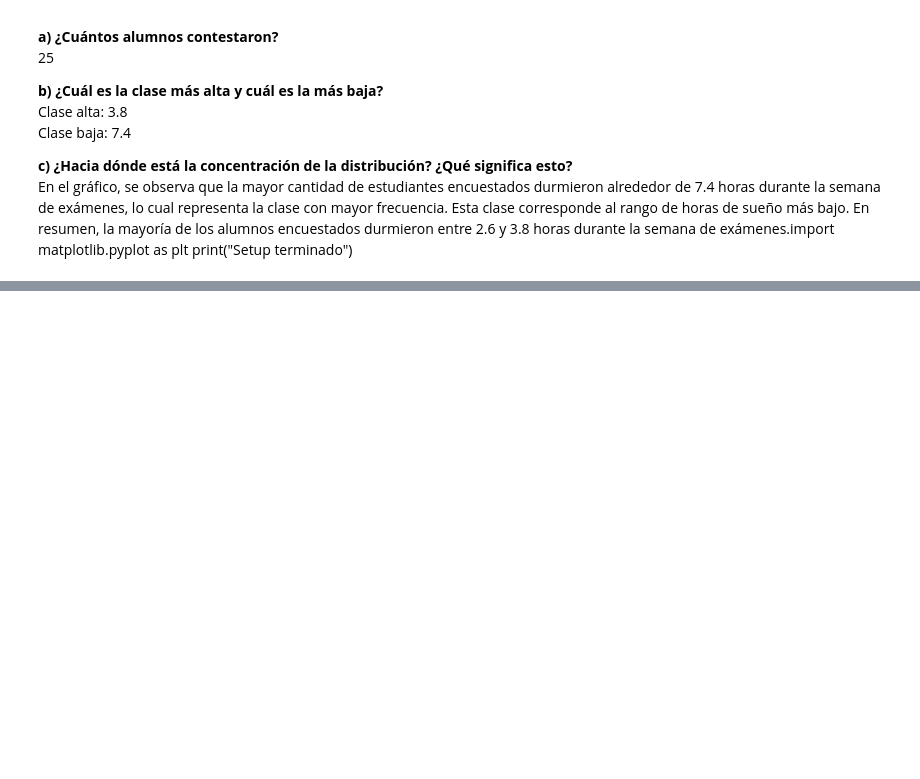
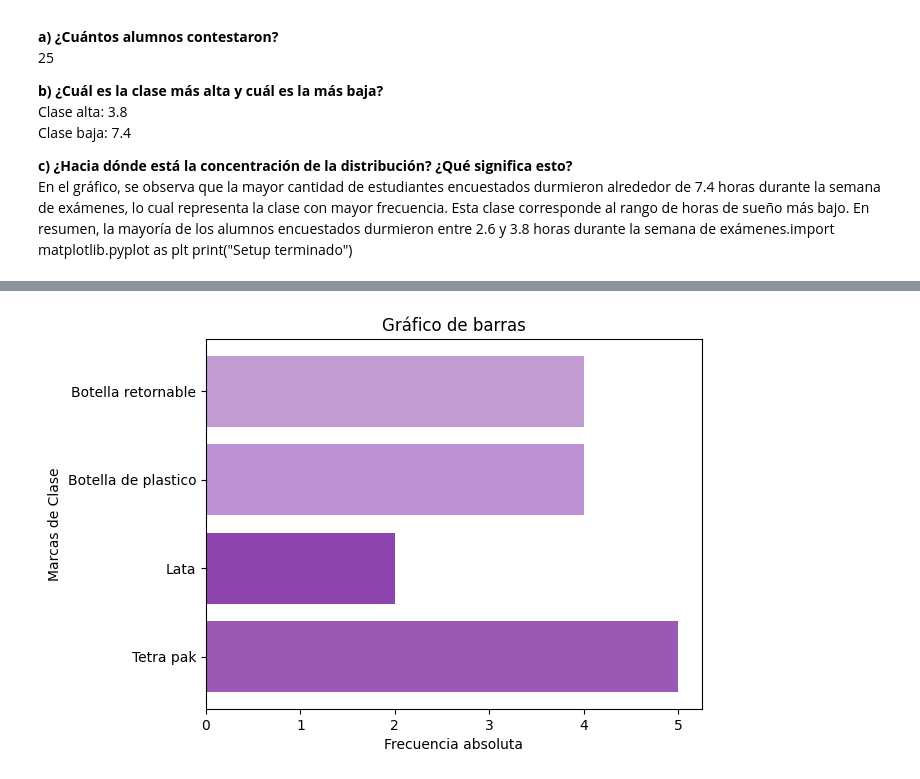
Before and after one commit to brianherna/T1-Remedial, a Jupyter notebook: t1-remedial-b.ipynb, the cells around one changed output, grey strips where cells are left out. Saved outputs shown, nothing was run; the diff lists cells and outputs as text; code cells hidden in the pictures; blank space fills up the shorter version.

```diff
--- a/t1-remedial-b.ipynb
+++ b/t1-remedial-b.ipynb
@@ -37,0 +107,16 @@ print("Setup terminado")
+# %%
+marcas_clase = ["Tetra pak", "Lata", "Botella de plastico", "Botella retornable"]
+valores_ref_eje = list(range(1, len(marcas_clase) + 1))
+fa = [5, 2, 4, 4]
+fr = [33.33, 13.33, 26.67, 26.67]
+
+colores = ["#9B59B6", "#8E44AD", "#BE90D4", "#C39BD3", "#913D88", "#AF7AC5", "#76448A"]
+
+plt.barh(valores_ref_eje, fa, color=colores[:len(marcas_clase)])
+plt.yticks(valores_ref_eje, marcas_clase)
+plt.xlabel('Frecuencia absoluta')
+plt.ylabel('Marcas de Clase')
+plt.title('Gráfico de barras')
+plt.show()
+# %% [output]
+[figure, added]
```
Also changed, not shown: parts of 2 cells of this notebook.
